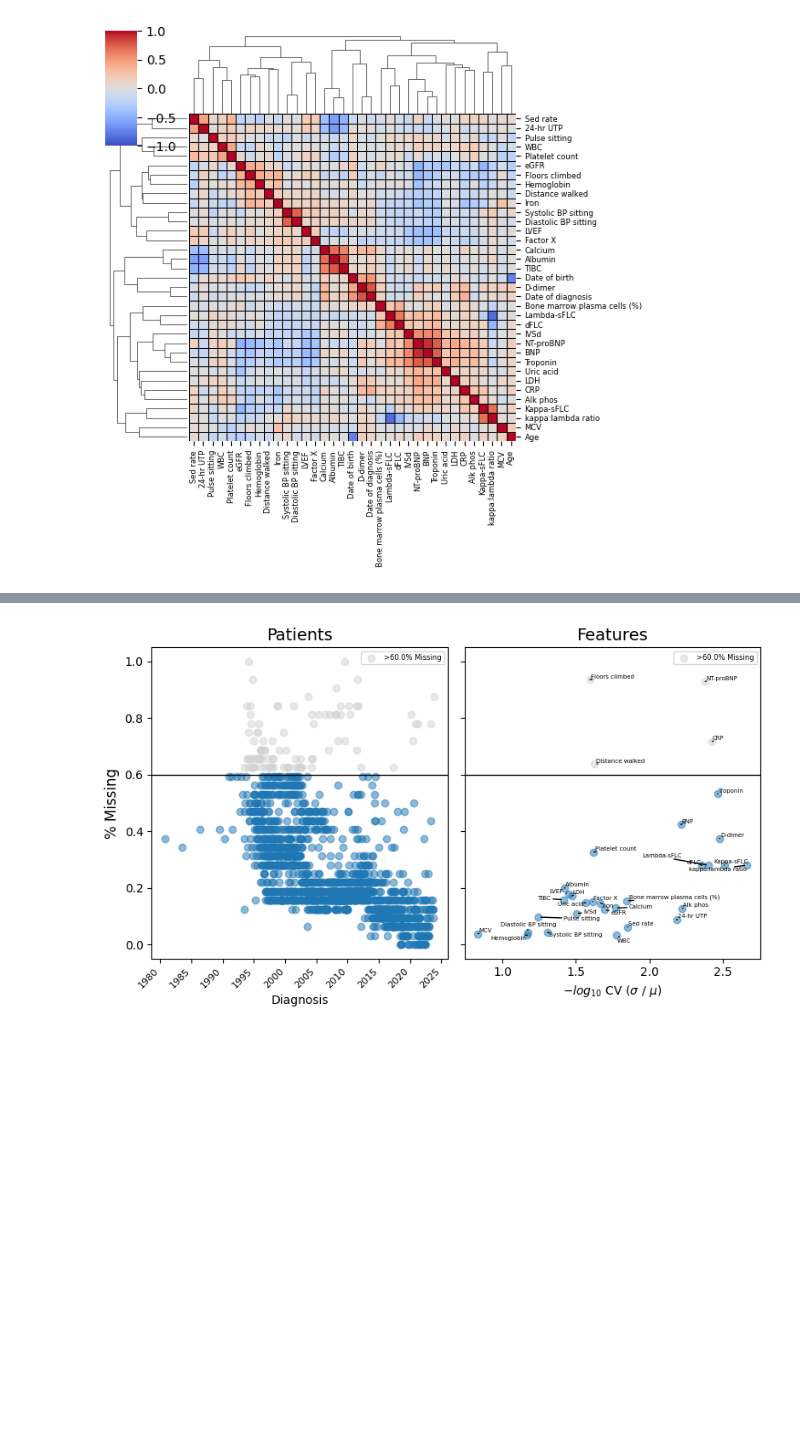
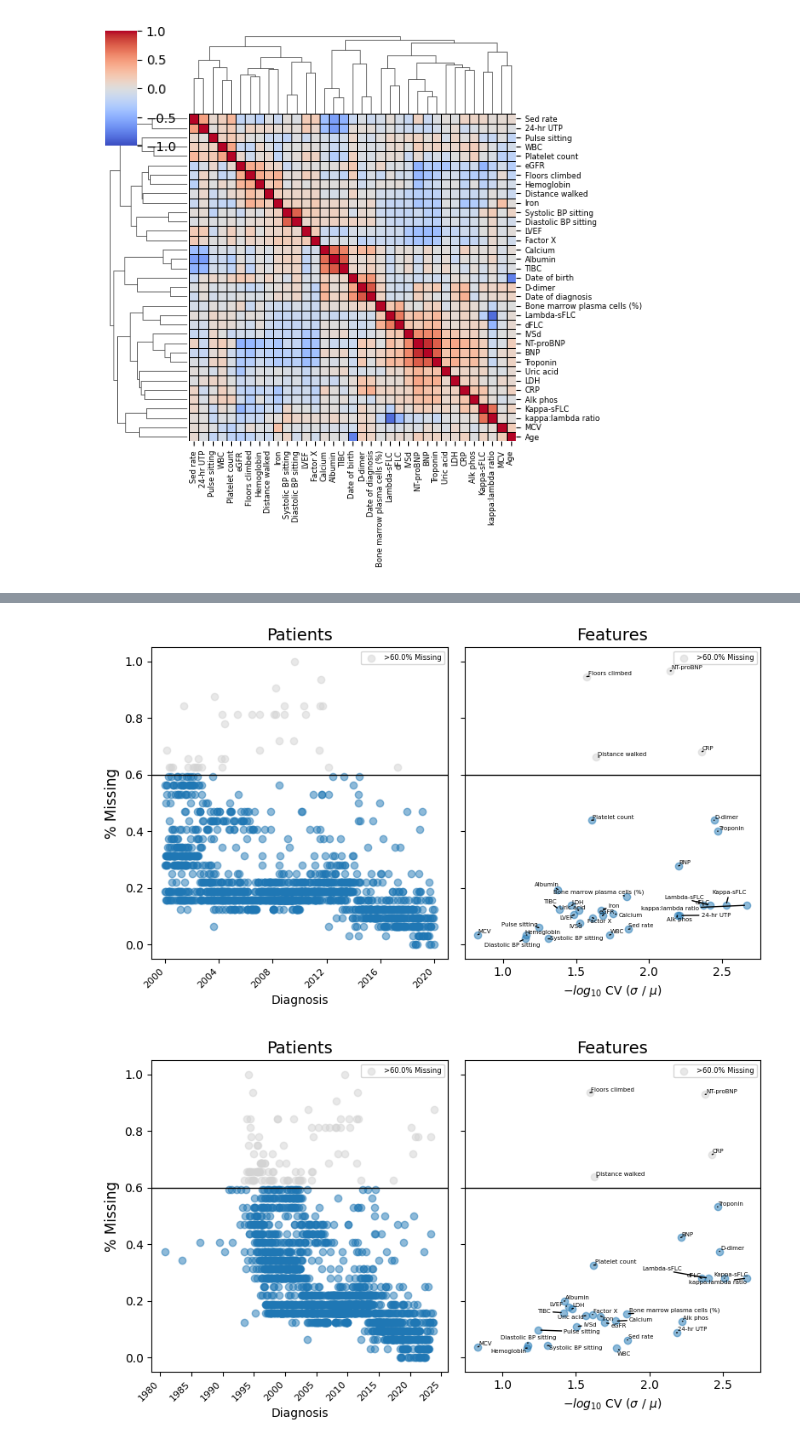
Before and after one commit to shankara-a/amyloidosis_bmc_2023, a Jupyter notebook: 01_process.ipynb, the cells around one changed output, grey strips where cells are left out. Cells and saved outputs as stored; diff of their text form; code cells hidden in the pictures; blank space fills up the shorter version.

```diff
--- a/01_process.ipynb
+++ b/01_process.ipynb
@@ -160,3 +252,56 @@ missing_by_var = 0.6
+# %%
+from adjustText import adjust_text
+
+fig,axes = plt.subplots(1,2,figsize=(8,4.75), sharey=True)
+
+# Patient Missing Scatterplot
+AL_filt_df = AL_df[
+    (AL_df["Date of diagnosis"]>="01/01/2000") &
+    (AL_df["Date of diagnosis"]<="01/01/2020")
+    ]
+
+df = AL_filt_df[amyloid.qvars]
+df = pd.DataFrame(df.isna().sum(1) / df.shape[1]).sort_values(0).join(AL_filt_df['Date of diagnosis'])
+
+df_1 = df[df[0]<=missing_by_patient]
+df_2 = df[df[0]>missing_by_patient]
+
+axes[0].scatter(df_1['Date of diagnosis'], df_1[0], alpha=0.5)
+axes[0].scatter(df_2['Date of diagnosis'], df_2[0], alpha=0.5, c='lightgrey', label=">{}% Missing".format(missing_by_patient*100))
+axes[0].set_xlabel("Diagnosis")
+axes[0].set_ylabel("% Missing", fontsize=12)
+axes[0].axhline(missing_by_patient, linewidth=1, c='k')
+axes[0].legend(fontsize=6)
+axes[0].set_xticklabels(axes[0].get_xticklabels(), rotation=45, ha='right', fontsize=8)
+axes[0].set_title("Patients", fontsize=14)
+
+# Feature Missing Scatterplot
+df = AL_filt_df[amyloid.qvars]
+df = pd.DataFrame(df.isna().sum(0) / df.shape[0]).sort_values(0).join(
+    pd.DataFrame(df.mean(0), columns=['mean'])).join(
+    pd.DataFrame(df.std(0), columns=['std']))
+
+df['cv'] = 100 * (df['std'] / df['mean'])
+df['cv'] = np.log10(df['cv'])
+
+df_1 = df[df[0] <= missing_by_var]
+df_2 = df[df[0] > missing_by_var]
+
+axes[1].scatter(df_1['cv'], df_1[0], alpha=0.5)
+axes[1].scatter(df_2['cv'], df_2[0], alpha=0.5, c='lightgrey', label=">{}% Missing".format(missing_by_var*100))
+axes[1].set_xlabel("$-log_{10}$ CV ($\sigma$ / $\mu$)")
+#axes[1].set_ylabel("% Missing")
+axes[1].axhline(missing_by_var, linewidth=1, c='k')
+axes[1].legend(fontsize=6)
+
+texts = [axes[1].text(df['cv'][i], df[0][i], df.index[i], ha='center', va='center', fontsize=5) for i in range(df.shape[0])]
+adjust_text(texts, arrowprops=dict(arrowstyle='-', color='black'))
+
+axes[1].set_title("Features", fontsize=14)
+plt.tight_layout()
+plt.savefig("figures/missing_vars_scatterplot_2020.pdf", dpi=200, bbox_inches="tight")
+# %% [output]
+[figure, added]
 # %%
 from adjustText import adjust_text
 
```
Also changed, not shown: parts of 5 cells of this notebook, 8 other files.
